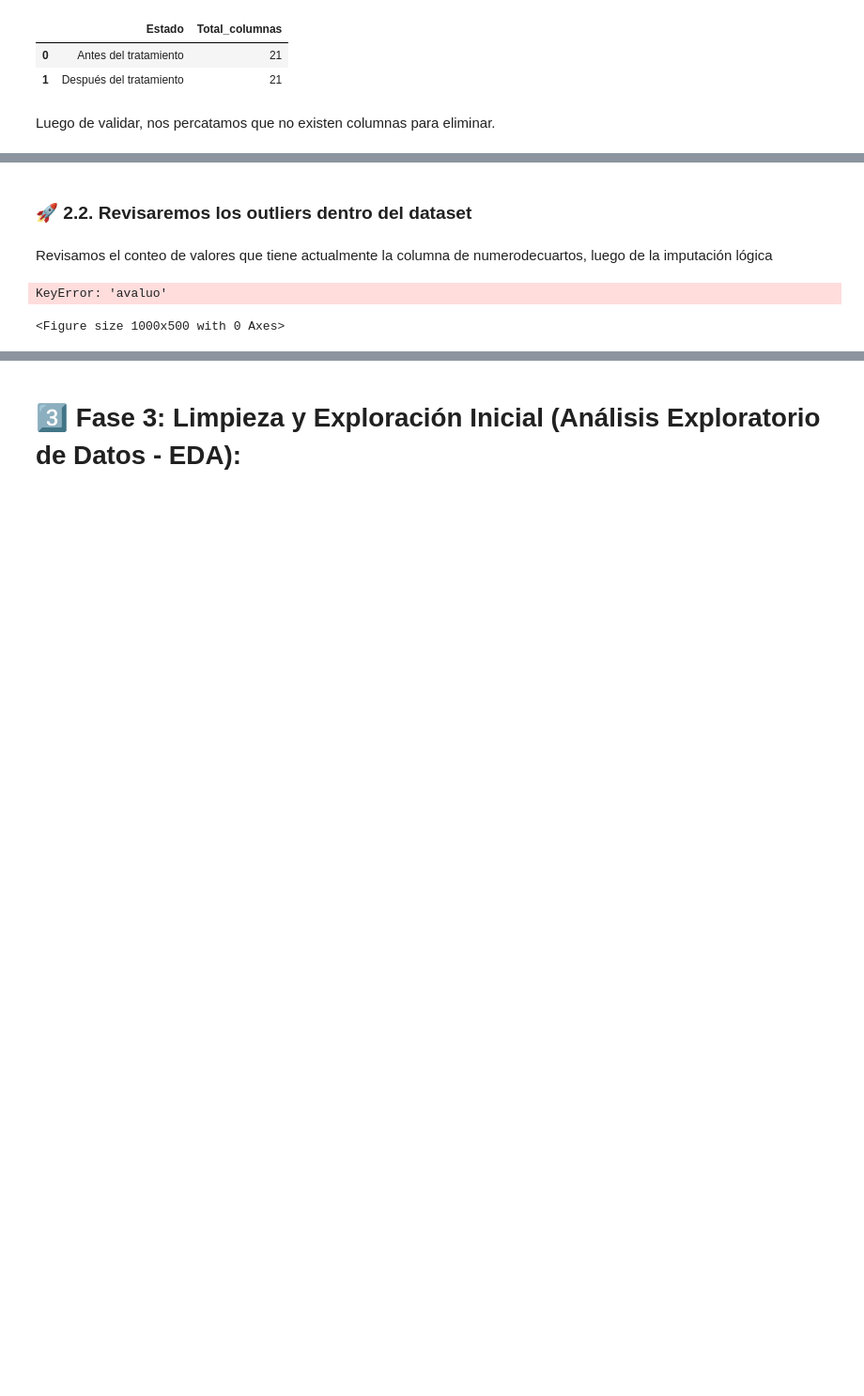
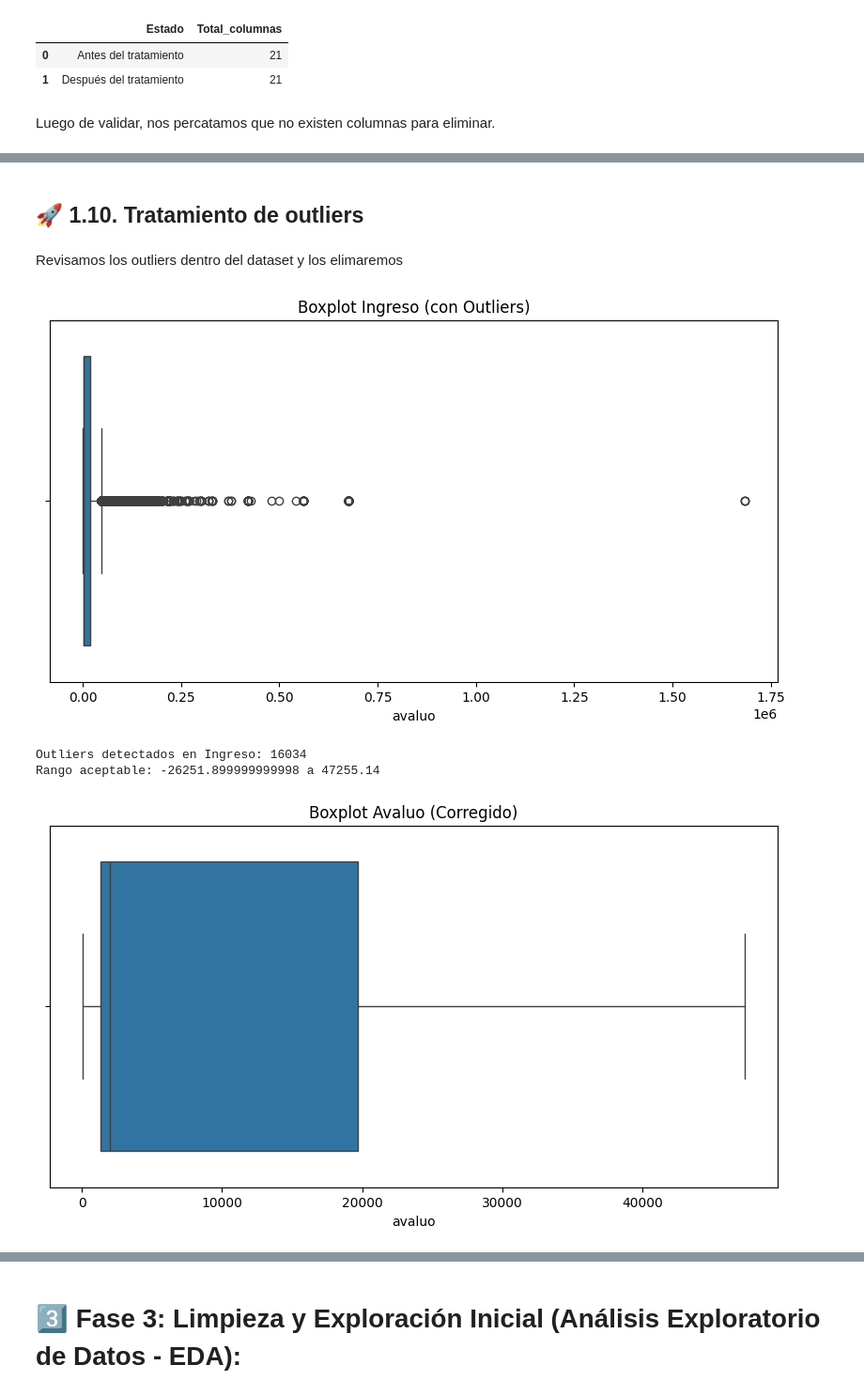
Before and after one commit to ChrisJavier/UIDE_3-WorkGroupProyects, a Jupyter notebook: week_3/src/AMGD_CP_W3_E3.ipynb, the cells around one changed output, grey strips where cells are left out. Shown at 94% size. Cells and saved outputs as stored; diff of their text form; code cells hidden in the pictures; blank space fills up the shorter version.

```diff
--- a/week_3/src/AMGD_CP_W3_E3.ipynb
+++ b/week_3/src/AMGD_CP_W3_E3.ipynb
@@ -207,6 +207,7 @@ df.columns = [quitar_tildes(col).lower().rstrip().replace(' ','_').replace('_(dd
 
 df['fecha_compra'] = pd.to_datetime(df['fecha_compra'])
 df['fecha_proceso'] = pd.to_datetime(df['fecha_proceso'])
+df['avaluo'] = df['avaluo'].str.replace(",", ".", regex=False).astype(float)
 
 # Visualizamos los registros duplicados del dataset
 print(f'Registros duplicados: {df.duplicated().sum()}, representa el {(df.duplicated().sum()/df.shape[0])*100} %\n')
@@ -350,14 +351,4 @@ Trabajar con un DataFrame más ligero permite que las operaciones en Python sean
 # Luego de validar, vamos a imputar los valores del dataset con nulos
 # Tambien rellenaremos las columans que esten menor al 30%
 print(f'Valores vacios a imputar {df.isna().sum()}')
-
-# Vamos a llenarlo con una categoria nueva llamada Desconocido
-# Como los cantones y provincias tenemos un porcentaje infimo
-df['canton'] = df['canton'].fillna('Desconocido')
-df['provincia'] = df['provincia'].fillna('Desconocido')
-df['color_2'] = df['color_2'].fillna('Desconocido')
-df['color_1'] = df['color_1'].fillna('Desconocido')
-
-#Visualizamos la información
-df.info()
 # %% [output]
@@ -381,28 +372,41 @@ memory usage: 73.3+ MB
+# %% [markdown]
+## 🚀 1.10. Tratamiento de outliers
 # %% [markdown]
-### 🚀 2.2. Revisaremos los outliers dentro del dataset
+Revisamos los outliers dentro del dataset y los elimaremos
-# %% [markdown]
-Revisamos el conteo de valores que tiene actualmente la columna de numerodecuartos, luego de la imputación lógica
 # %%
+#Se reutiliza el metodo de deteccion de outliers revisado en clase
 def detectar_outliers_iqr(dataframe, columna):
     Q1 = dataframe[columna].quantile(0.25)
     Q3 = dataframe[columna].quantile(0.75)
     IQR = Q3 - Q1
     limite_inferior = Q1 - 1.5 * IQR
     limite_superior = Q3 + 1.5 * IQR
 
     outliers = dataframe[(dataframe[columna] < limite_inferior) | (dataframe[columna] > limite_superior)]
     return outliers, limite_inferior, limite_superior
 
 # Visualización antes de tratar
 plt.figure(figsize=(10, 5))
 sns.boxplot(x=df['avaluo'])
 plt.title("Boxplot Ingreso (con Outliers)")
 plt.show()
 
 # Detectar
 outliers_ingreso, li, ls = detectar_outliers_iqr(df, 'avaluo')
 print(f"Outliers detectados en Ingreso: {len(outliers_ingreso)}")
 print(f"Rango aceptable: {li} a {ls}")
+
+
+# Tratamiento: Clipping (tope) en lugar de eliminar (Opcional, pero recomendado en industria)
+df['avaluo'] = df['avaluo'].clip(lower=li, upper=ls)
+
+# Visualización post-tratamiento
+plt.figure(figsize=(10, 5))
+sns.boxplot(x=df['avaluo'])
+plt.title("Boxplot Avaluo (Corregido)")
+plt.show()
 # %% [output]
+[figure, added]
-KeyError: 'avaluo'
+Outliers detectados en Ingreso: 16034
+Rango aceptable: -26251.899999999998 a 47255.14
-<Figure size 1000x500 with 0 Axes>
+[figure, added]
```
Also changed, not shown: parts of 14 cells of this notebook.
